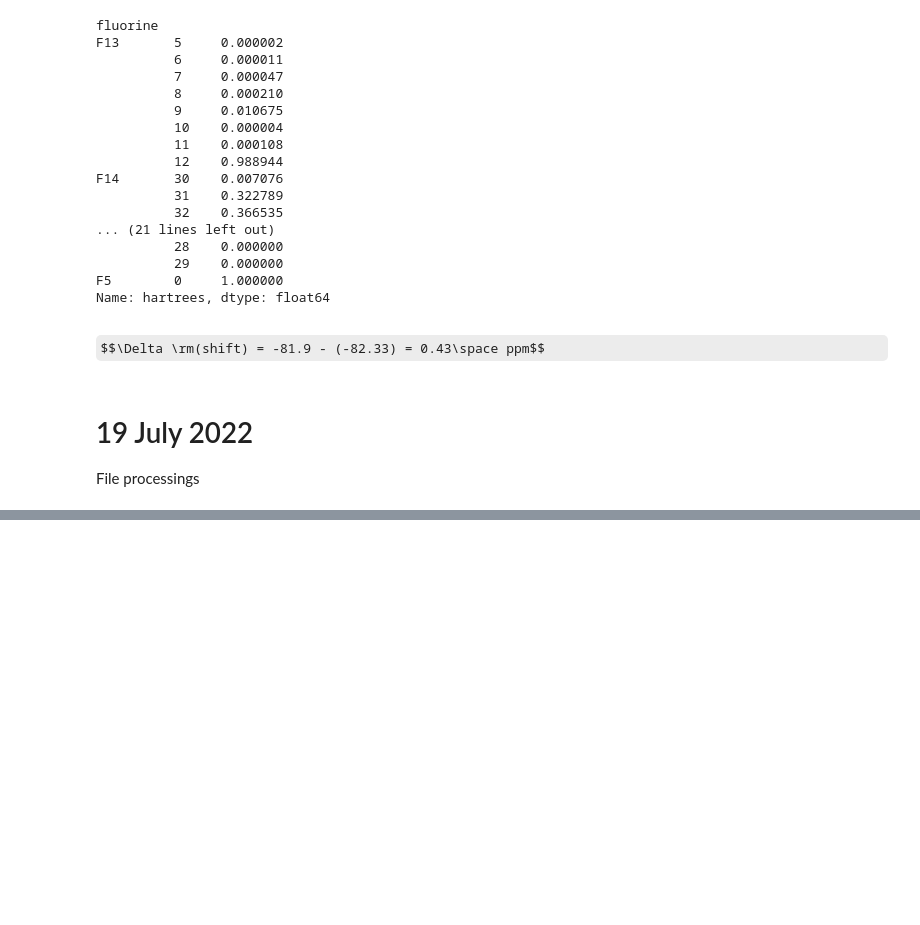
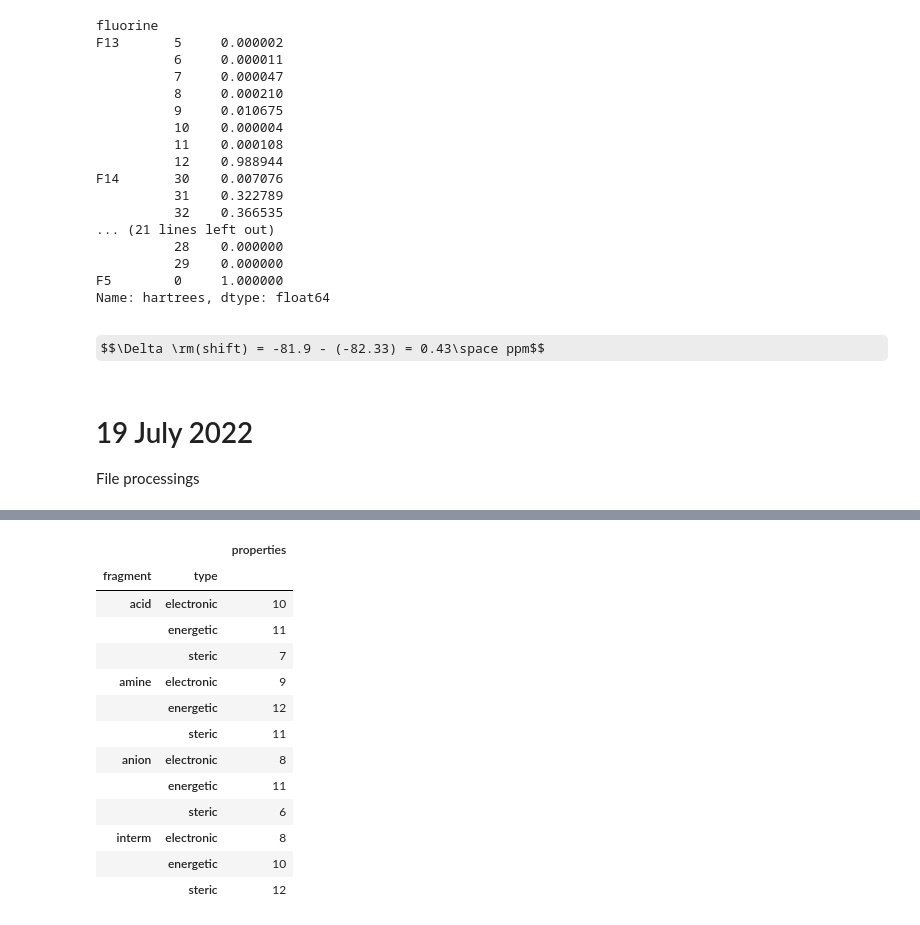
Before and after one commit to xh313/compchem, a Jupyter notebook: ChemOnPythonExplorations.ipynb, the cells around one changed output, grey strips where cells are left out. Drawn from its saved outputs; the diff is of its cells as text; code cells hidden in the pictures; some formulas as TeX source; blank space fills up the shorter version.

```diff
--- a/ChemOnPythonExplorations.ipynb
+++ b/ChemOnPythonExplorations.ipynb
@@ -1228,0 +1400,18 @@ H                  4.04050000   -0.31090000   -0.12330000
+# %%
+classified = df[~(df.fragment == 'dep')].groupby(['fragment', 'type']).count()
+classified
+# %% [output]
+|  |  | properties |
+| fragment | type |  |
+| acid | electronic | 10 |
+|  | energetic | 11 |
+|  | steric | 7 |
+| amine | electronic | 9 |
+|  | energetic | 12 |
+|  | steric | 11 |
+| anion | electronic | 8 |
+|  | energetic | 11 |
+|  | steric | 6 |
+| interm | electronic | 8 |
+|  | energetic | 10 |
+|  | steric | 12 |
```
Also changed, not shown: parts of 25 cells of this notebook.
